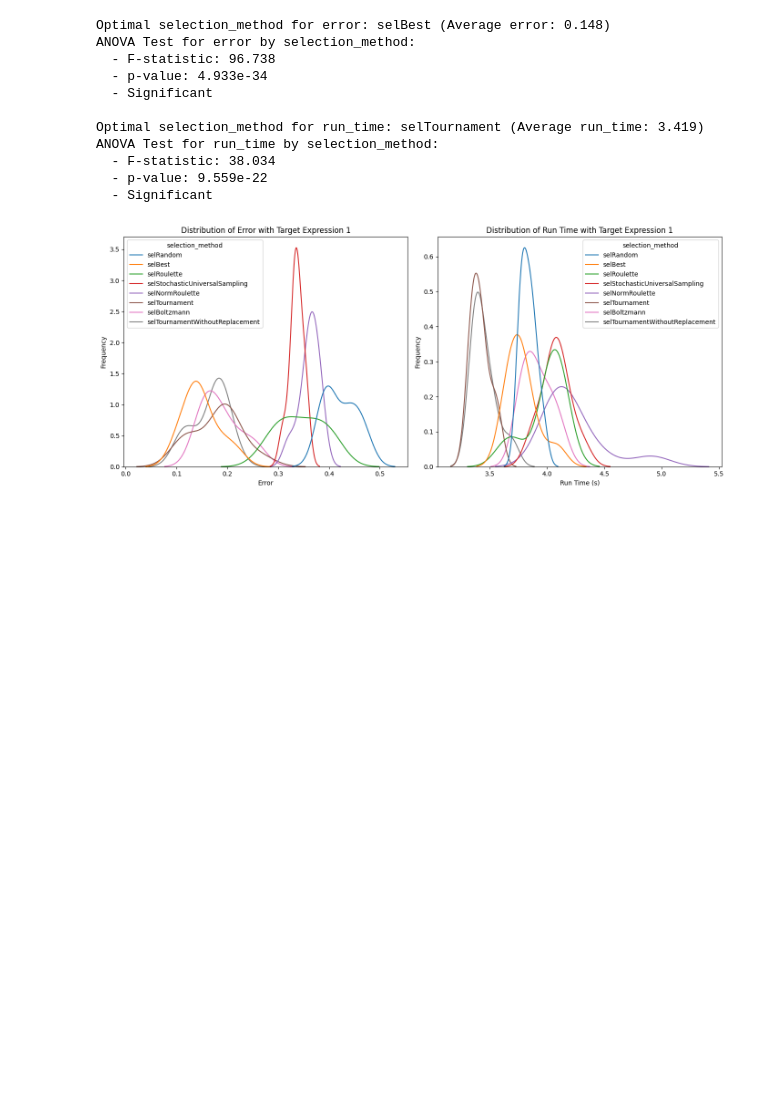
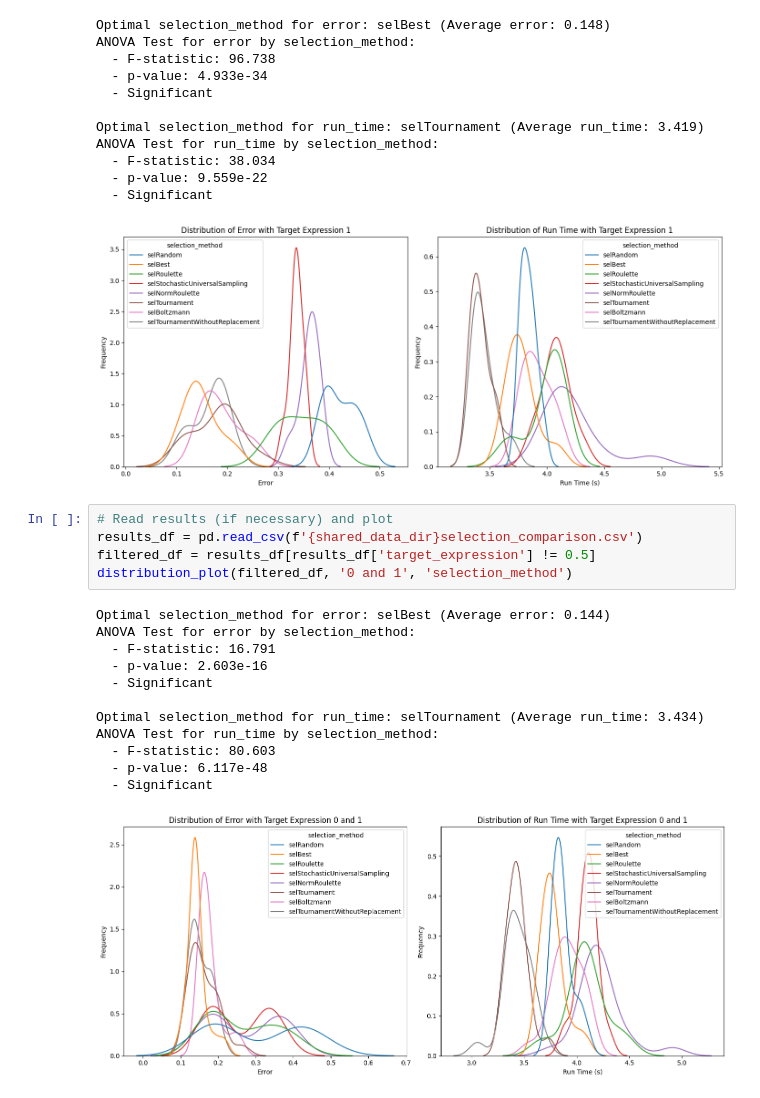
Before and after one commit to Rhys-sg/promoter-sequence-transcription-rates, a Jupyter notebook: v2/Testing GA/GA_deap/3_Selection.ipynb, the cells around one changed output. Cells and saved outputs as stored; diff of their text form; blank space fills up the shorter version.

```diff
--- a/v2/Testing GA/GA_deap/3_Selection.ipynb
+++ b/v2/Testing GA/GA_deap/3_Selection.ipynb
@@ -375,3 +375,21 @@ ANOVA Test for run_time by selection_method:
   - p-value: 9.559e-22
   - Significant
 [figure]
+# %%
+# Read results (if necessary) and plot
+results_df = pd.read_csv(f'{shared_data_dir}selection_comparison.csv')
+filtered_df = results_df[results_df['target_expression'] != 0.5]
+distribution_plot(filtered_df, '0 and 1', 'selection_method')
+# %% [output]
+Optimal selection_method for error: selBest (Average error: 0.144)
+ANOVA Test for error by selection_method:
+  - F-statistic: 16.791
+  - p-value: 2.603e-16
+  - Significant
+
+Optimal selection_method for run_time: selTournament (Average run_time: 3.434)
+ANOVA Test for run_time by selection_method:
+  - F-statistic: 80.603
+  - p-value: 6.117e-48
+  - Significant
+[figure, added]
```
Also changed, not shown: 1 other file.
